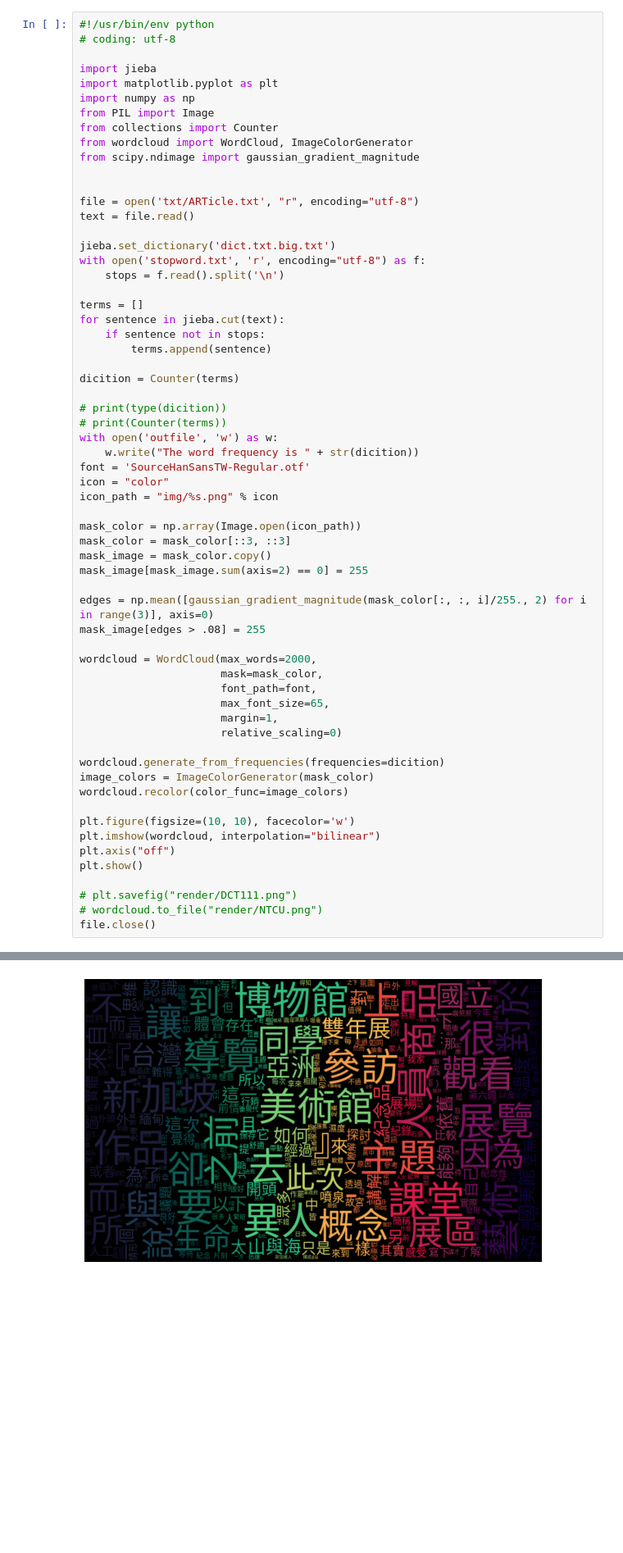
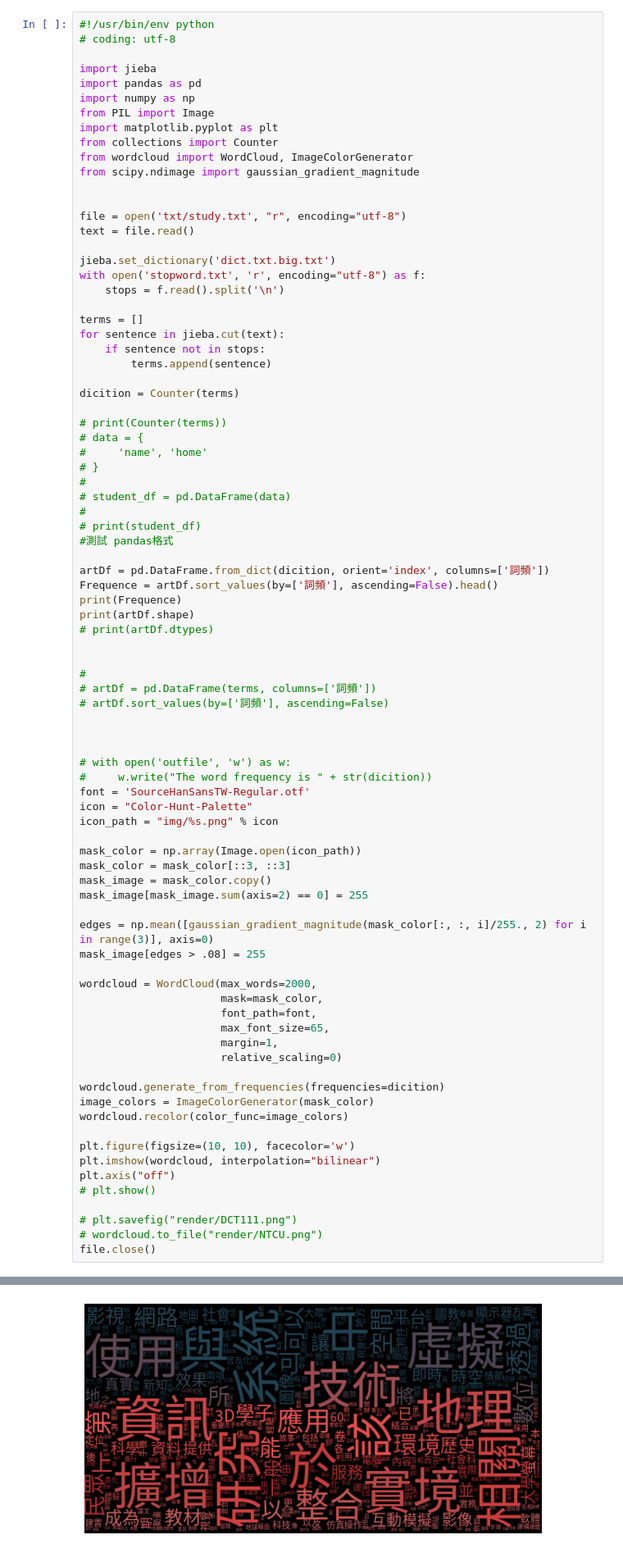
Before and after one commit to wastu01/WordCloud, a Jupyter notebook: index.ipynb, the cells around one changed output, grey strips where cells are left out. Shown at 82% size. Saved outputs shown, nothing was run; the diff lists cells and outputs as text; blank space fills up the shorter version.

```diff
--- a/index.ipynb
+++ b/index.ipynb
@@ -3,15 +3,16 @@
 # coding: utf-8
 
 import jieba
-import matplotlib.pyplot as plt
+import pandas as pd
 import numpy as np
 from PIL import Image
+import matplotlib.pyplot as plt
 from collections import Counter
 from wordcloud import WordCloud, ImageColorGenerator
 from scipy.ndimage import gaussian_gradient_magnitude
 
 
-file = open('txt/ARTicle.txt', "r", encoding="utf-8")
+file = open('txt/study.txt', "r", encoding="utf-8")
 text = file.read()
 
 jieba.set_dictionary('dict.txt.big.txt')
@@ -25,12 +26,33 @@ for sentence in jieba.cut(text):
 
 dicition = Counter(terms)
 
-# print(type(dicition))
 # print(Counter(terms))
-with open('outfile', 'w') as w:
-    w.write("The word frequency is " + str(dicition))
+# data = {
+#     'name', 'home'
+# }
+#
+# student_df = pd.DataFrame(data)
+#
+# print(student_df)
+#測試 pandas格式
+
+artDf = pd.DataFrame.from_dict(dicition, orient='index', columns=['詞頻'])
+Frequence = artDf.sort_values(by=['詞頻'], ascending=False).head()
+print(Frequence)
+print(artDf.shape)
+# print(artDf.dtypes)
+
+
+#
+# artDf = pd.DataFrame(terms, columns=['詞頻'])
+# artDf.sort_values(by=['詞頻'], ascending=False)
+
+
+
+# with open('outfile', 'w') as w:
+#     w.write("The word frequency is " + str(dicition))
 font = 'SourceHanSansTW-Regular.otf'
-icon = "color"
+icon = "Color-Hunt-Palette"
 icon_path = "img/%s.png" % icon
 
 mask_color = np.array(Image.open(icon_path))
@@ -55,7 +77,7 @@ wordcloud.recolor(color_func=image_colors)
 plt.figure(figsize=(10, 10), facecolor='w')
 plt.imshow(wordcloud, interpolation="bilinear")
 plt.axis("off")
-plt.show()
+# plt.show()
 
 # plt.savefig("render/DCT111.png")
 # wordcloud.to_file("render/NTCU.png")
@@ -68 +97 @@ Prefix dict has been built successfully.
-[figure, old version]
+[figure, new version]
```
Also changed, not shown: parts of 1 cell of this notebook, 3 other files.
